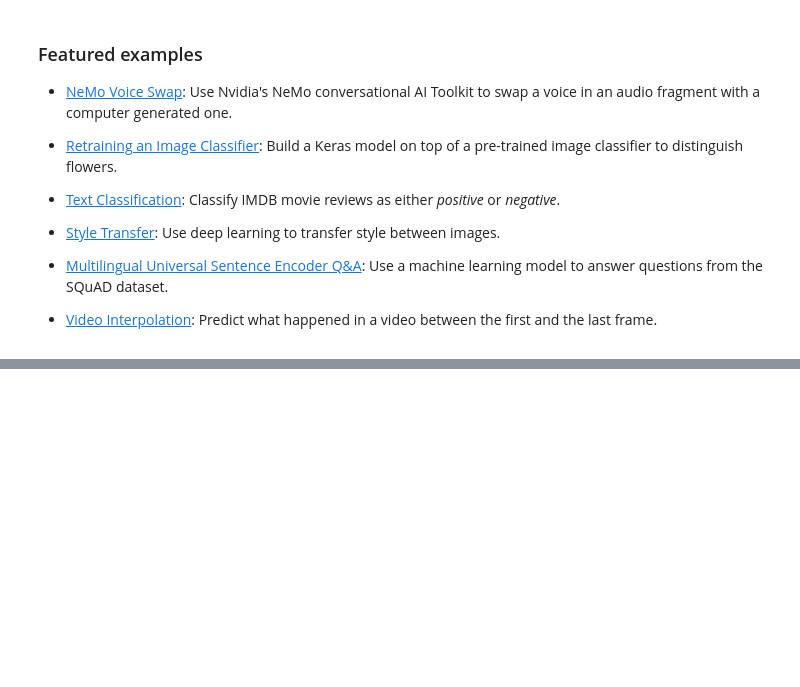
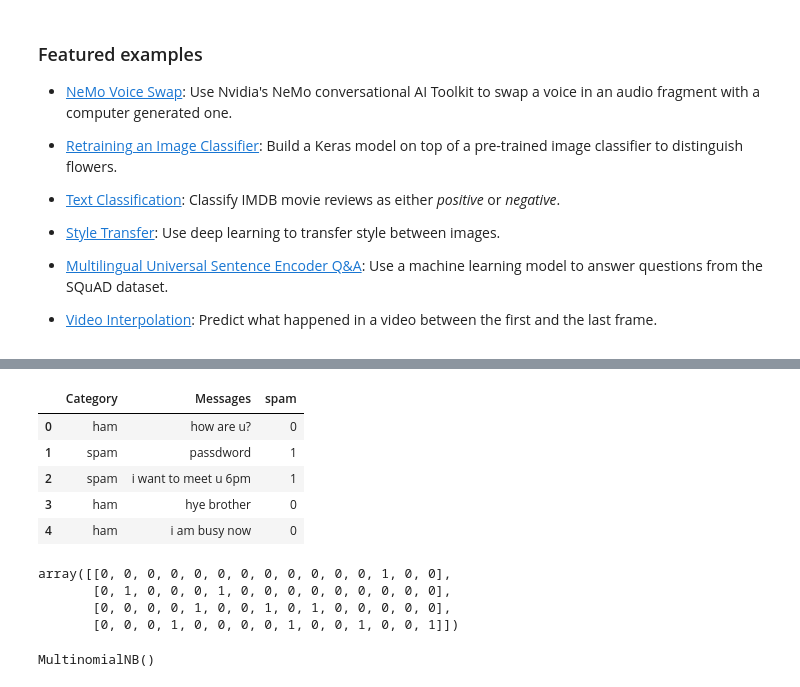
Before and after one commit to FoziaNasir/Fozia, a Jupyter notebook: Welcome_To_Colaboratory.ipynb, the cells around one changed output, grey strips where cells are left out. Drawn from its saved outputs; the diff is of its cells as text; code cells hidden in the pictures; blank space fills up the shorter version.

```diff
--- a/Welcome_To_Colaboratory.ipynb
+++ b/Welcome_To_Colaboratory.ipynb
@@ -213,0 +177,10 @@ plt.legend()
+# %%
+df['spam']=df['Category'].apply(lambda x: 1 if x=='spam' else 0)
+df.head()
+# %% [output]
+|  | Category | Messages | spam |
+| 0 | ham | how are u? | 0 |
+| 1 | spam | passdword | 1 |
+| 2 | spam | i want to meet u 6pm | 1 |
+| 3 | ham | hye brother | 0 |
+| 4 | ham | i am busy now | 0 |
@@ -213,0 +190,16 @@ plt.legend()
+# %%
+from sklearn.feature_extraction.text import CountVectorizer
+v = CountVectorizer()
+X_train_count = v.fit_transform(X_train.values)
+X_train_count.toarray()[:4]
+# %% [output]
+array([[0, 0, 0, 0, 0, 0, 0, 0, 0, 0, 0, 0, 1, 0, 0],
+       [0, 1, 0, 0, 0, 1, 0, 0, 0, 0, 0, 0, 0, 0, 0],
+       [0, 0, 0, 0, 1, 0, 0, 1, 0, 1, 0, 0, 0, 0, 0],
+       [0, 0, 0, 1, 0, 0, 0, 0, 1, 0, 0, 1, 0, 0, 1]])
+# %%
+from sklearn.naive_bayes import MultinomialNB
+model = MultinomialNB()
+model.fit(X_train_count, y_train)
+# %% [output]
+MultinomialNB()
```
Also changed, not shown: parts of 8 cells of this notebook.
